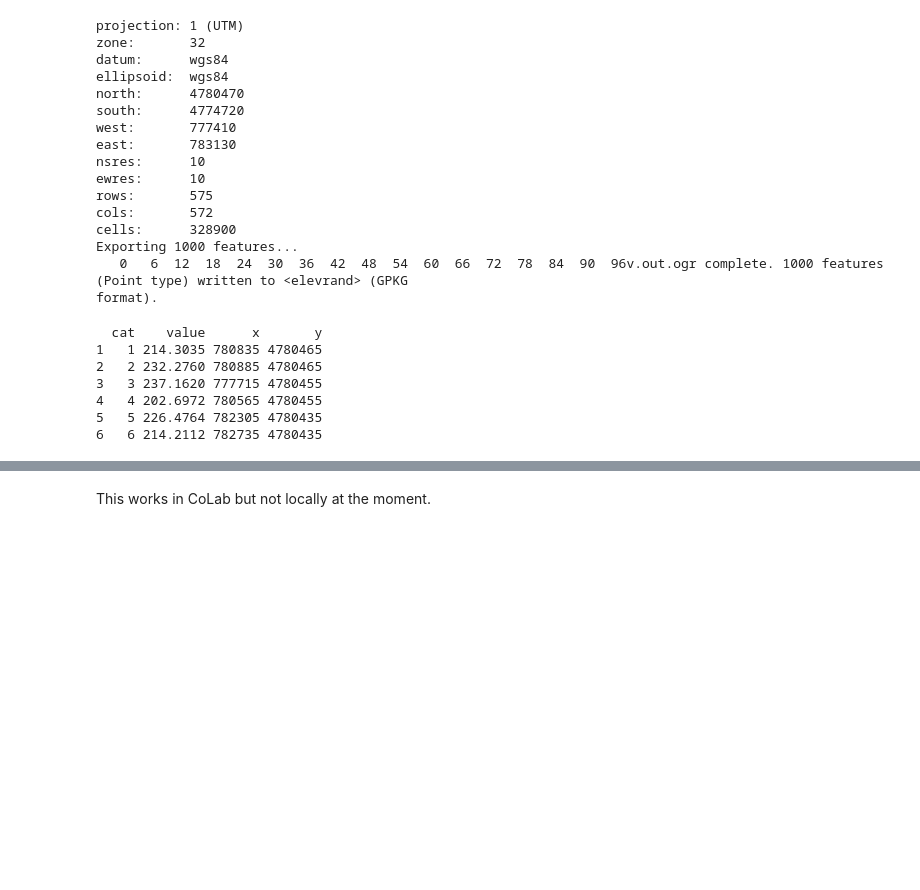
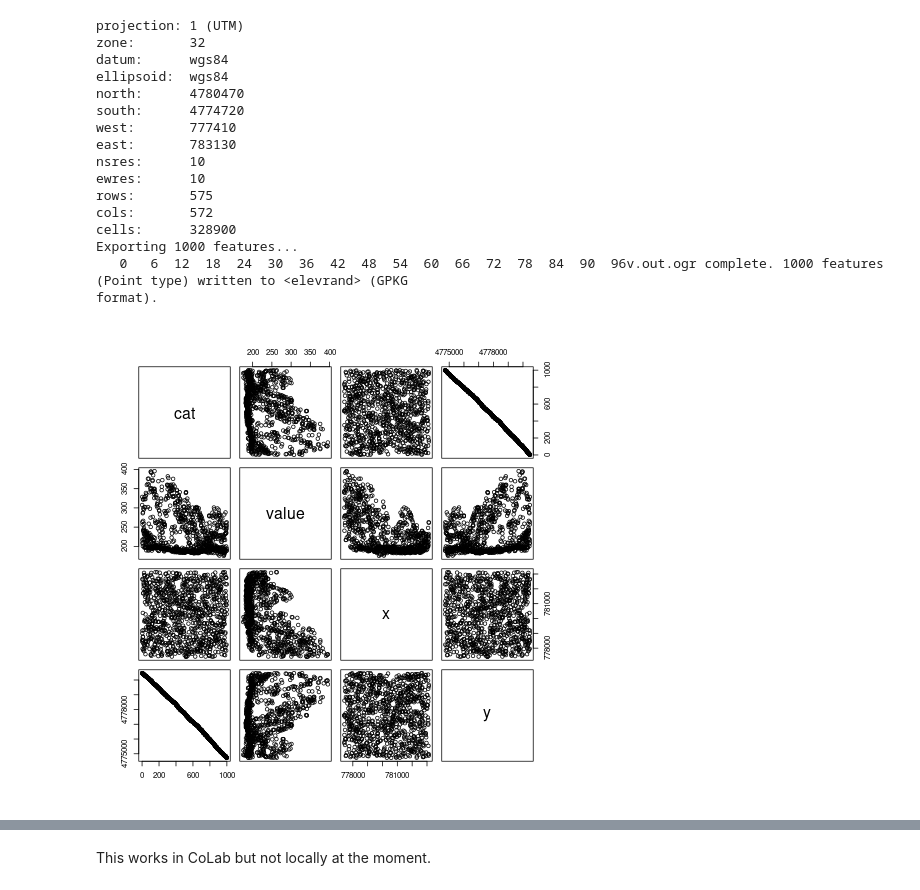
Before and after one commit to ncsu-geoforall-lab/geomorphometry2025_workshop, a Jupyter notebook: geomorphometry_2025_workshop.ipynb, the cells around one changed output, grey strips where cells are left out. Saved outputs shown, nothing was run; the diff lists cells and outputs as text; code cells hidden in the pictures; blank space fills up the shorter version.

```diff
--- a/geomorphometry_2025_workshop.ipynb
+++ b/geomorphometry_2025_workshop.ipynb
@@ -397,11 +397,6 @@ elev_df <- terra::as.data.frame(elevrand, geom = "XY")
 # %%
 %%R
 head(elev_df)
+plot(elev_df)
 # %% [output]
-  cat    value      x       y
-1   1 214.3035 780835 4780465
-2   2 232.2760 780885 4780465
-3   3 237.1620 777715 4780455
-4   4 202.6972 780565 4780455
-5   5 226.4764 782305 4780435
-6   6 214.2112 782735 4780435
+[figure, added]
```
Also changed, not shown: parts of 13 cells of this notebook, 11 other files.
